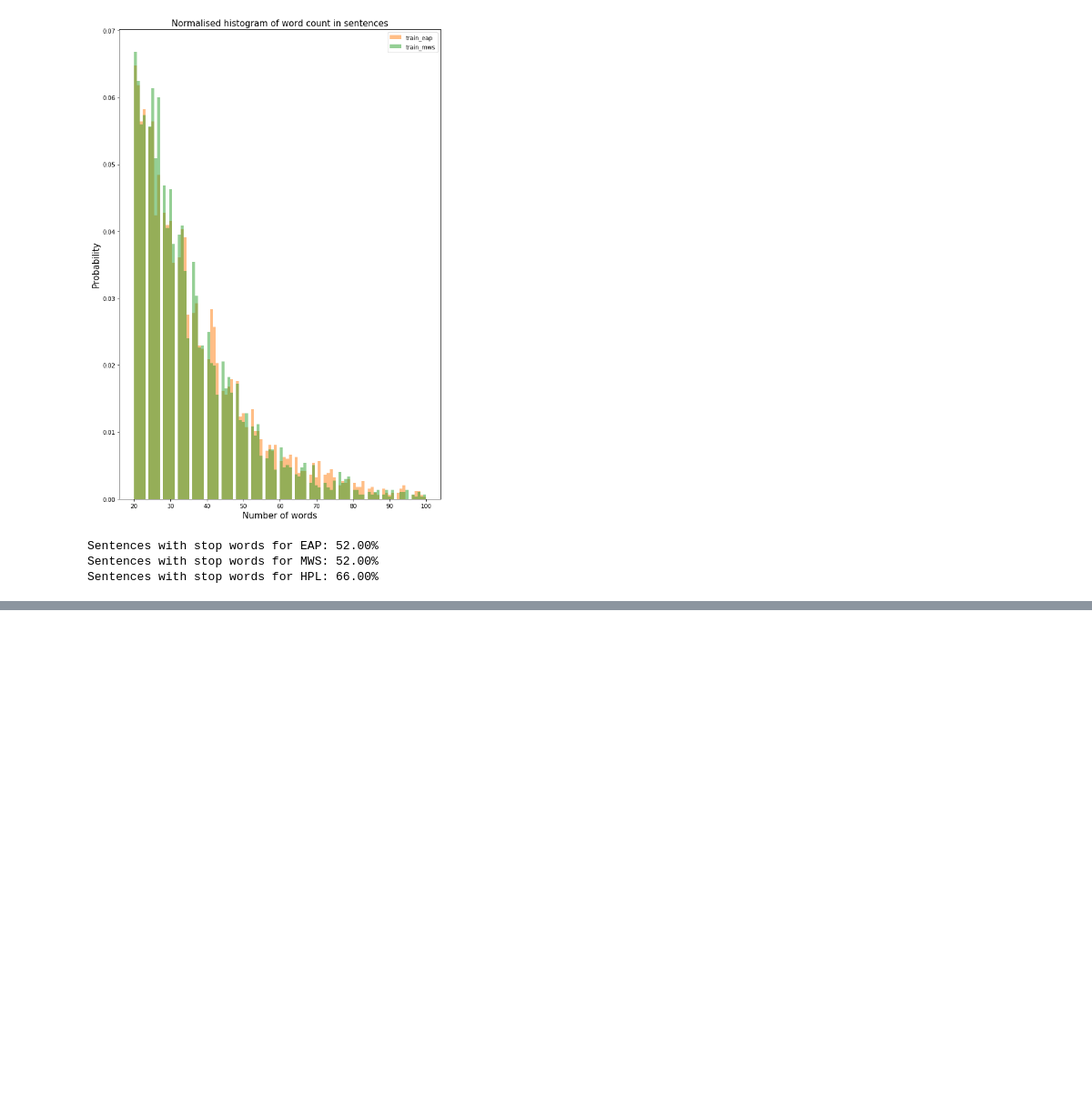
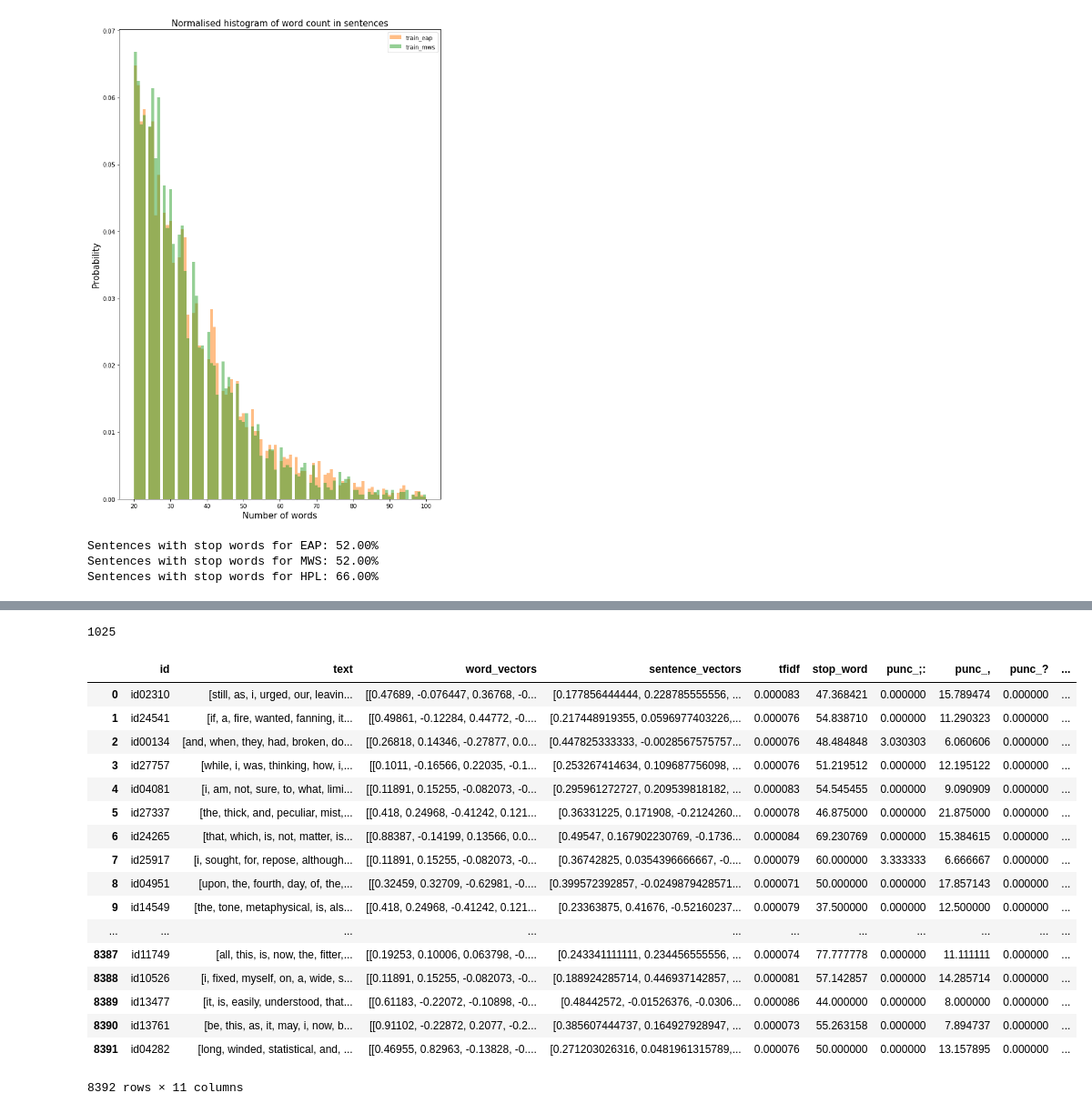
Before and after one commit to skrcode/Kaggle---Spooky-Author, a Jupyter notebook: src/main.ipynb, the cells around one changed output, grey strips where cells are left out. Shown: that part at 91% size. Cells and saved outputs as stored; diff of their text form; code cells hidden in the pictures; blank space fills up the shorter version.

```diff
--- a/src/main.ipynb
+++ b/src/main.ipynb
@@ -163,0 +288,4 @@ Sentences with stop words: 52.00%
+# %%
+counts['upon']
+# %% [output]
+1025
@@ -163,0 +360,43 @@ Sentences with stop words: 52.00%
+# %%
+# Feature Engineering
+
+# Stop word perc
+from nltk.corpus import stopwords
+
+_dist_train = [x for x in X_train_features['text']]
+X_train_features['stop_word'] = [len([word for word in sentence if word in stopwords.words('english')])*100.0/len(sentence) for sentence in _dist_train]
+
+_dist_test = [x for x in X_test_features['text']]
+X_test_features['stop_word'] = [len([word for word in sentence if word in stopwords.words('english')])*100.0/len(sentence) for sentence in _dist_test]
+# %%
+# Feature Engineering
+
+# tfidf sum per sentence
+from nltk.corpus import stopwords
+
+_dist_train = [x for x in X_train_features['text']]
+X_train_features['tfidf'] = ([np.mean([weights[word] for word in sentence]) for sentence in _dist_train])
+
+_dist_test = [x for x in X_test_features['text']]
+X_test_features['tfidf'] = ([np.mean([weights[word] for word in sentence if word in weights]) for sentence in _dist_test])
+# %%
+X_test_features
+# %% [output]
+|  | id | text | word_vectors | sentence_vectors | tfidf | stop_word | punc_;: | punc_, | punc_? | ... |
+| 0 | id02310 | [still, as, i, urged, our, leavin... | [[0.47689, -0.076447, 0.36768, -0... | [0.177856444444, 0.228785555556, ... | 0.000083 | 47.368421 | 0.000000 | 15.789474 | 0.000000 | ... |
+| 1 | id24541 | [if, a, fire, wanted, fanning, it... | [[0.49861, -0.12284, 0.44772, -0.... | [0.217448919355, 0.0596977403226,... | 0.000076 | 54.838710 | 0.000000 | 11.290323 | 0.000000 | ... |
+| 2 | id00134 | [and, when, they, had, broken, do... | [[0.26818, 0.14346, -0.27877, 0.0... | [0.447825333333, -0.0028567575757... | 0.000076 | 48.484848 | 3.030303 | 6.060606 | 0.000000 | ... |
+| 3 | id27757 | [while, i, was, thinking, how, i,... | [[0.1011, -0.16566, 0.22035, -0.1... | [0.253267414634, 0.109687756098, ... | 0.000076 | 51.219512 | 0.000000 | 12.195122 | 0.000000 | ... |
+| 4 | id04081 | [i, am, not, sure, to, what, limi... | [[0.11891, 0.15255, -0.082073, -0... | [0.295961272727, 0.209539818182, ... | 0.000083 | 54.545455 | 0.000000 | 9.090909 | 0.000000 | ... |
+| 5 | id27337 | [the, thick, and, peculiar, mist,... | [[0.418, 0.24968, -0.41242, 0.121... | [0.36331225, 0.171908, -0.2124260... | 0.000078 | 46.875000 | 0.000000 | 21.875000 | 0.000000 | ... |
+| 6 | id24265 | [that, which, is, not, matter, is... | [[0.88387, -0.14199, 0.13566, 0.0... | [0.49547, 0.167902230769, -0.1736... | 0.000084 | 69.230769 | 0.000000 | 15.384615 | 0.000000 | ... |
+| 7 | id25917 | [i, sought, for, repose, although... | [[0.11891, 0.15255, -0.082073, -0... | [0.36742825, 0.0354396666667, -0.... | 0.000079 | 60.000000 | 3.333333 | 6.666667 | 0.000000 | ... |
+| 8 | id04951 | [upon, the, fourth, day, of, the,... | [[0.32459, 0.32709, -0.62981, -0.... | [0.399572392857, -0.0249879428571... | 0.000071 | 50.000000 | 0.000000 | 17.857143 | 0.000000 | ... |
+| 9 | id14549 | [the, tone, metaphysical, is, als... | [[0.418, 0.24968, -0.41242, 0.121... | [0.23363875, 0.41676, -0.52160237... | 0.000079 | 37.500000 | 0.000000 | 12.500000 | 0.000000 | ... |
+| ... | ... | ... | ... | ... | ... | ... | ... | ... | ... | ... |
+| 8387 | id11749 | [all, this, is, now, the, fitter,... | [[0.19253, 0.10006, 0.063798, -0.... | [0.243341111111, 0.234456555556, ... | 0.000074 | 77.777778 | 0.000000 | 11.111111 | 0.000000 | ... |
+| 8388 | id10526 | [i, fixed, myself, on, a, wide, s... | [[0.11891, 0.15255, -0.082073, -0... | [0.188924285714, 0.446937142857, ... | 0.000081 | 57.142857 | 0.000000 | 14.285714 | 0.000000 | ... |
+| 8389 | id13477 | [it, is, easily, understood, that... | [[0.61183, -0.22072, -0.10898, -0... | [0.48442572, -0.01526376, -0.0306... | 0.000086 | 44.000000 | 0.000000 | 8.000000 | 0.000000 | ... |
+| 8390 | id13761 | [be, this, as, it, may, i, now, b... | [[0.91102, -0.22872, 0.2077, -0.2... | [0.385607444737, 0.164927928947, ... | 0.000073 | 55.263158 | 0.000000 | 7.894737 | 0.000000 | ... |
+| 8391 | id04282 | [long, winded, statistical, and, ... | [[0.46955, 0.82963, -0.13828, -0.... | [0.271203026316, 0.0481961315789,... | 0.000076 | 50.000000 | 0.000000 | 13.157895 | 0.000000 | ... |
+8392 rows × 11 columns
```
Also changed, not shown: parts of 13 cells of this notebook, 1 other file.
